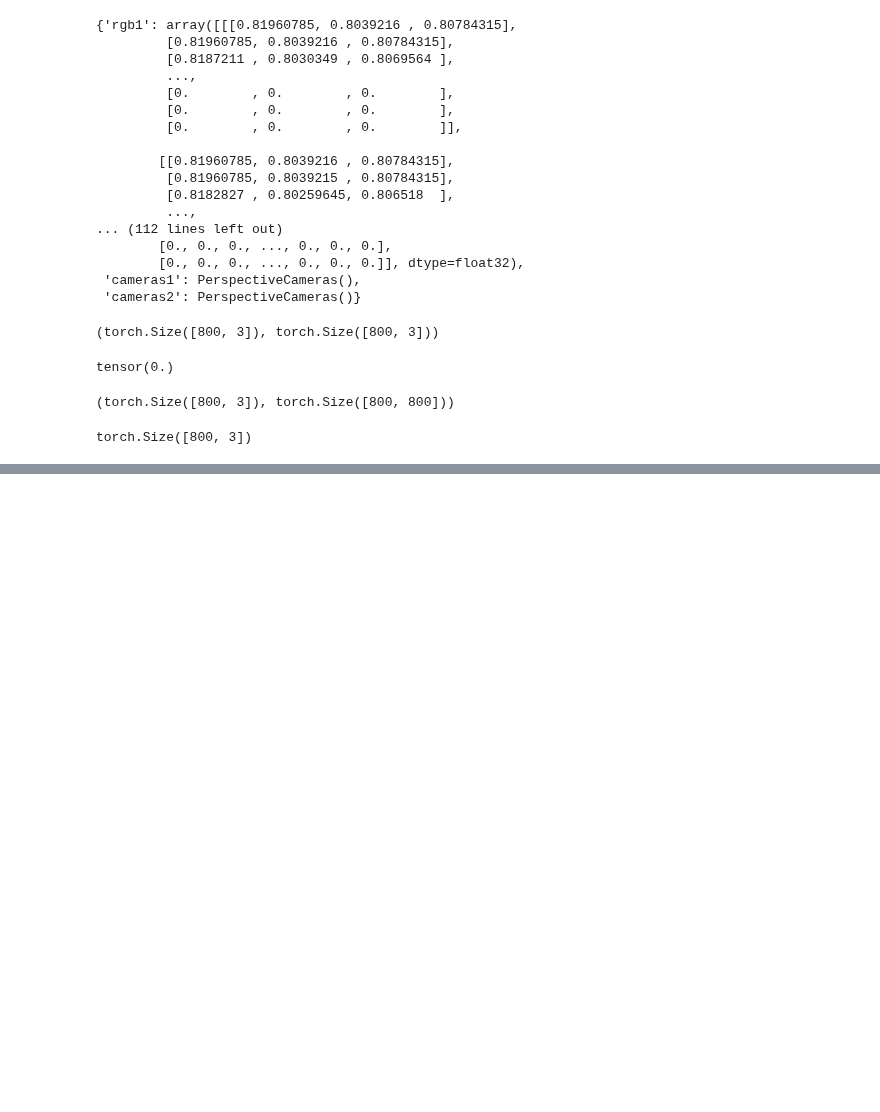
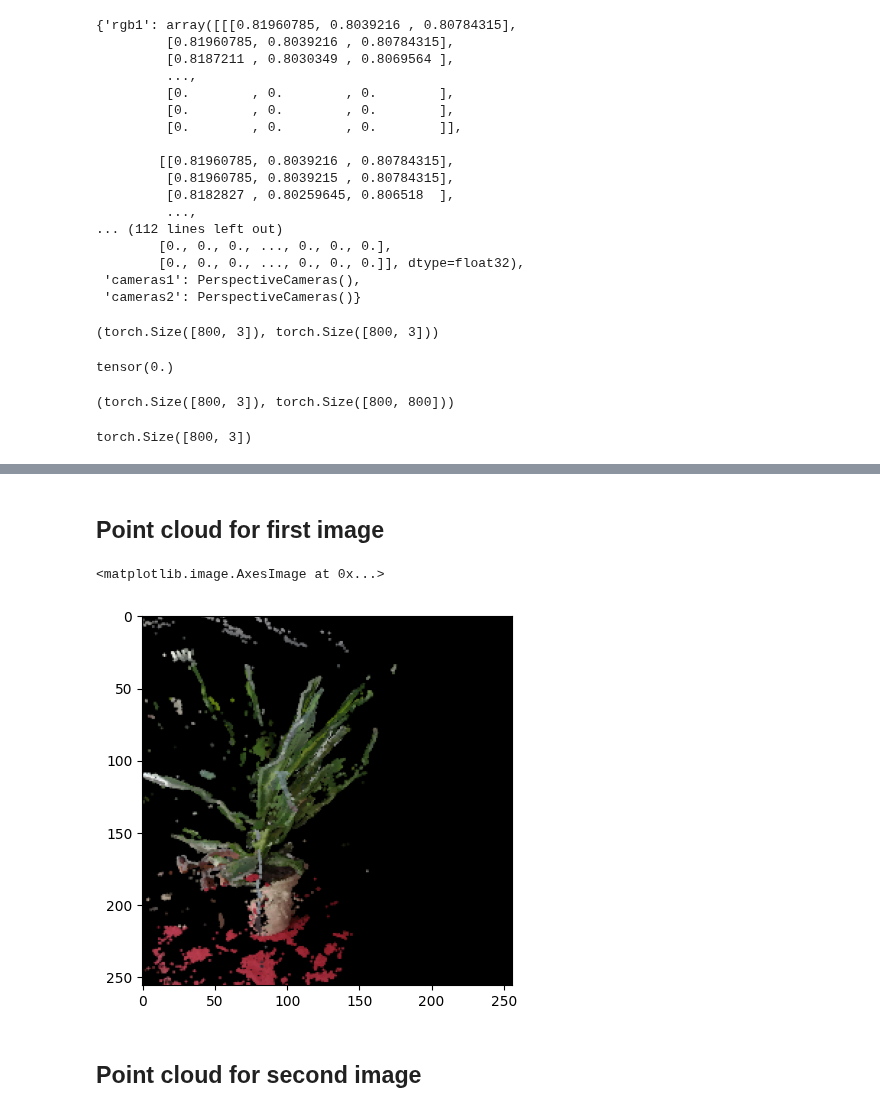
Before and after one commit to nhathuy07-ng/learning3d_assignment1_2, a Jupyter notebook: 05_1_PointCloud.ipynb, the cells around one changed output, grey strips where cells are left out. Cells and saved outputs as stored; diff of their text form; code cells hidden in the pictures; blank space fills up the shorter version.

Commit message:
finish and render GIFs of point clouds

```diff
--- a/05_1_PointCloud.ipynb
+++ b/05_1_PointCloud.ipynb
@@ -104,3 +91,22 @@ Successfully installed antlr4-python3-runtime-4.9.3 omegaconf-2.3.0
+# %% [markdown]
+## Point cloud for first image
+# %%
+rgb_restacked = torch.Tensor([obj['rgb1'][:, :, 0], obj['rgb1'][:, :, 1], obj['rgb1'][:, :, 2]])
+
+batch_cam = obj['cameras1']
+batch_img_rgb = rgb_restacked.unsqueeze(0)
+batch_depth = torch.Tensor(obj['depth1']).unsqueeze(0).unsqueeze(0)
+
+point_cloud_1 = get_rgbd_point_cloud(batch_cam, batch_img_rgb, batch_depth)
+# %%
+rend = renderer(point_cloud_1, cameras=obj['cameras2'])
+plt.plot(figsize=(10, 10))
+plt.imshow(rend.squeeze(0))
+# %% [output]
+<matplotlib.image.AxesImage at 0x...>
+[figure, added]
+# %% [markdown]
+## Point cloud for second image
 # %%
 # Restack image tensor to 3,H,W
 obj['rgb2']
```
Also changed, not shown: parts of 18 cells of this notebook, 4 other files.
